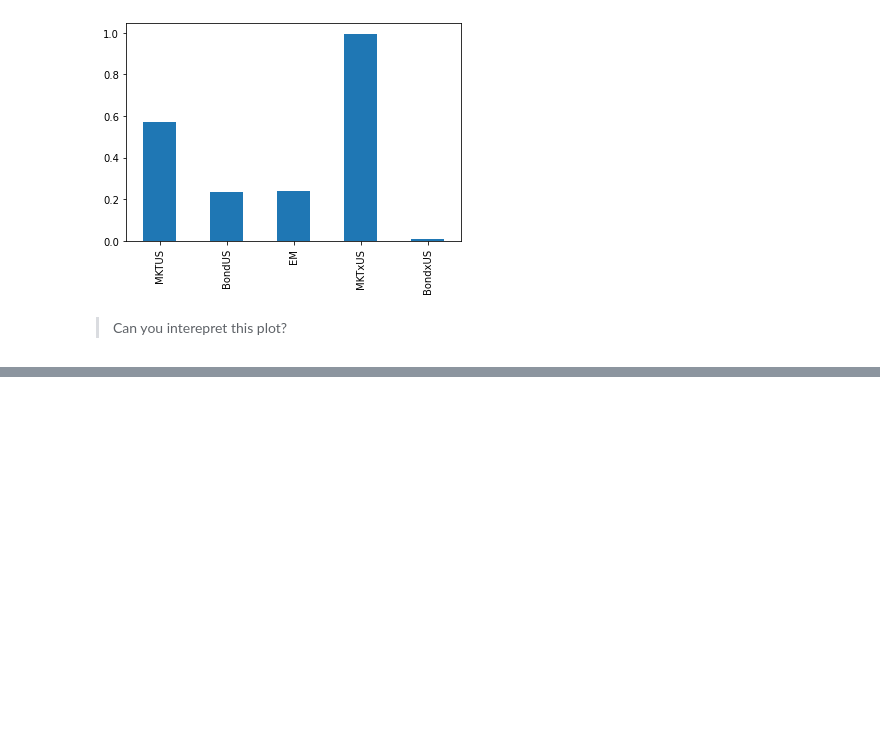
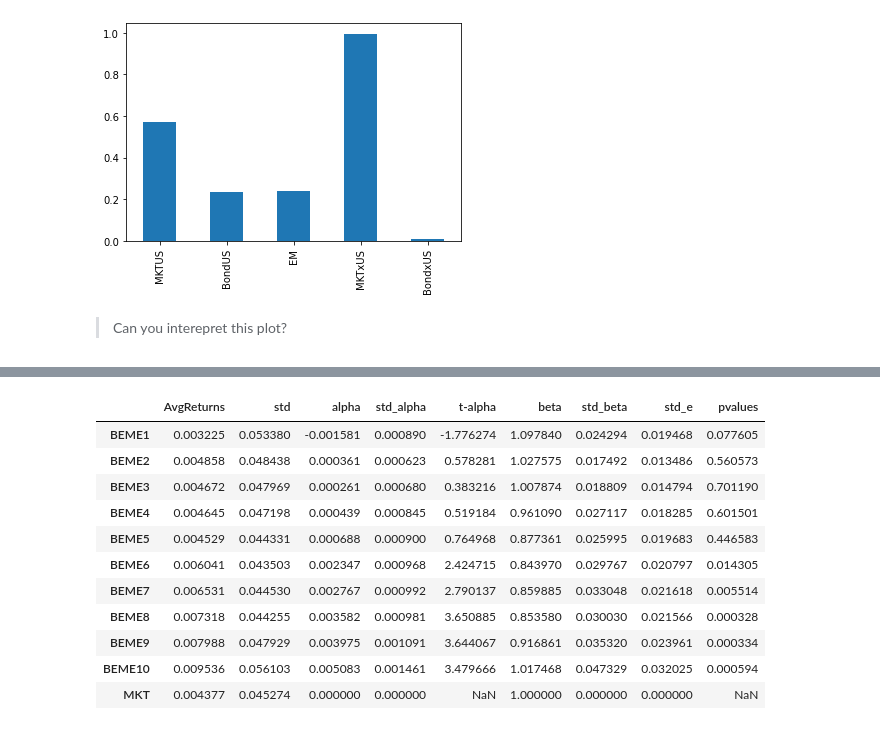
Before and after one commit to amoreira2/Lectures, a Jupyter notebook: chapters/Finance/Untitled.ipynb, the cells around one changed output, grey strips where cells are left out. Saved outputs shown, nothing was run; the diff lists cells and outputs as text; code cells hidden in the pictures; blank space fills up the shorter version.

```diff
--- a/chapters/Finance/Untitled.ipynb
+++ b/chapters/Finance/Untitled.ipynb
@@ -380,0 +531,19 @@ BondxUS            0.009567         0.007963
+# %%
+# Lets select a sample to do our analysis
+
+# this is a sample that I know that the value puzzle is strong
+TSresults=TSregression(Re['1963':'2002'])
+TSresults
+# %% [output]
+|  | AvgReturns | std | alpha | std_alpha | t-alpha | beta | std_beta | std_e | pvalues |
+| BEME1 | 0.003225 | 0.053380 | -0.001581 | 0.000890 | -1.776274 | 1.097840 | 0.024294 | 0.019468 | 0.077605 |
+| BEME2 | 0.004858 | 0.048438 | 0.000361 | 0.000623 | 0.578281 | 1.027575 | 0.017492 | 0.013486 | 0.560573 |
+| BEME3 | 0.004672 | 0.047969 | 0.000261 | 0.000680 | 0.383216 | 1.007874 | 0.018809 | 0.014794 | 0.701190 |
+| BEME4 | 0.004645 | 0.047198 | 0.000439 | 0.000845 | 0.519184 | 0.961090 | 0.027117 | 0.018285 | 0.601501 |
+| BEME5 | 0.004529 | 0.044331 | 0.000688 | 0.000900 | 0.764968 | 0.877361 | 0.025995 | 0.019683 | 0.446583 |
+| BEME6 | 0.006041 | 0.043503 | 0.002347 | 0.000968 | 2.424715 | 0.843970 | 0.029767 | 0.020797 | 0.014305 |
+| BEME7 | 0.006531 | 0.044530 | 0.002767 | 0.000992 | 2.790137 | 0.859885 | 0.033048 | 0.021618 | 0.005514 |
+| BEME8 | 0.007318 | 0.044255 | 0.003582 | 0.000981 | 3.650885 | 0.853580 | 0.030030 | 0.021566 | 0.000328 |
+| BEME9 | 0.007988 | 0.047929 | 0.003975 | 0.001091 | 3.644067 | 0.916861 | 0.035320 | 0.023961 | 0.000334 |
+| BEME10 | 0.009536 | 0.056103 | 0.005083 | 0.001461 | 3.479666 | 1.017468 | 0.047329 | 0.032025 | 0.000594 |
+| MKT | 0.004377 | 0.045274 | 0.000000 | 0.000000 | NaN | 1.000000 | 0.000000 | 0.000000 | NaN |
```
Also changed, not shown: parts of 36 cells of this notebook, 7 other files.
